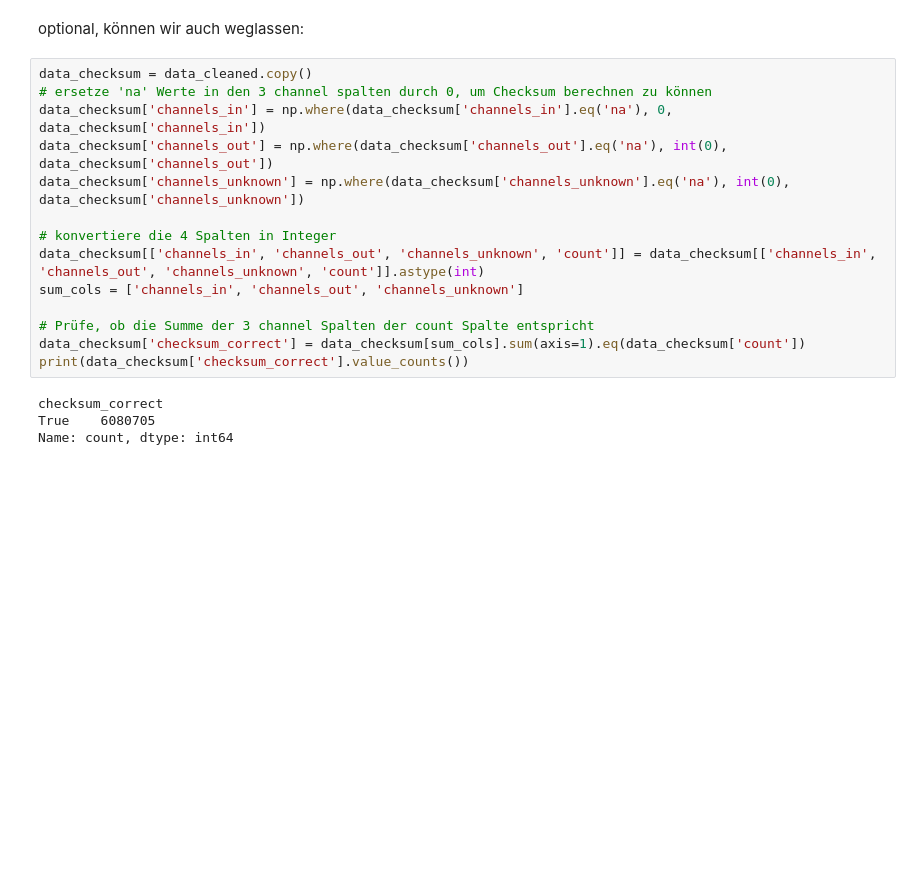
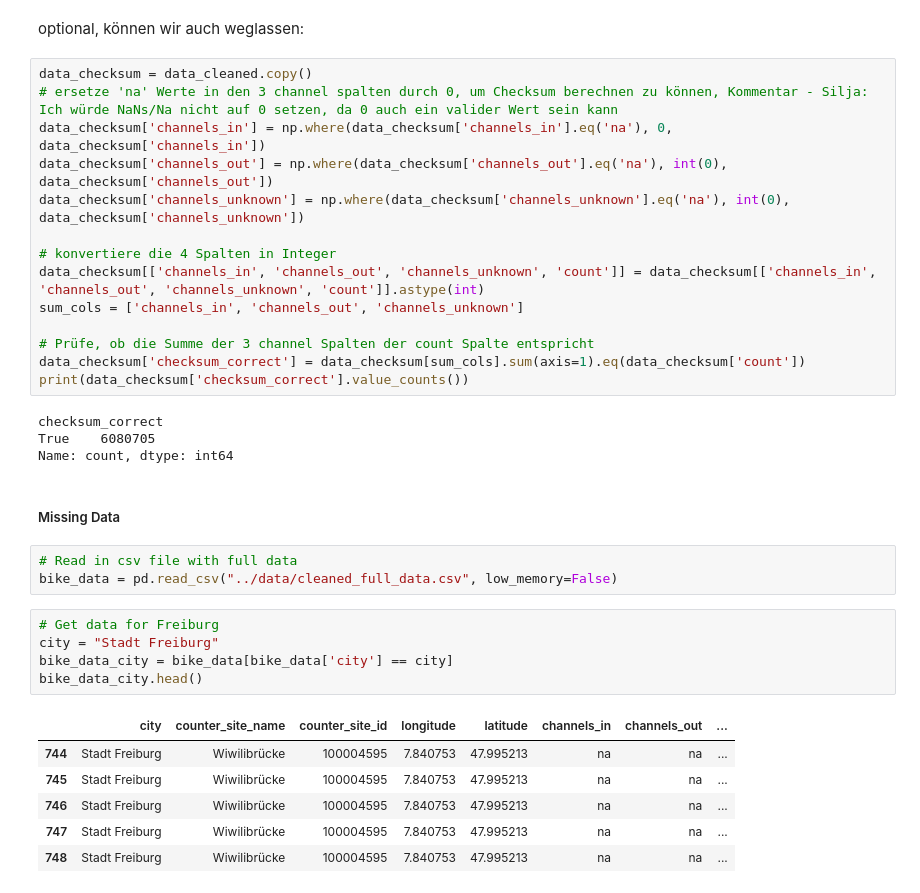
Before and after one commit to skessler01/data_literacy, a Jupyter notebook: notebooks/pipeline.ipynb, the cells around one changed output. Cells and saved outputs as stored; diff of their text form; blank space fills up the shorter version.

```diff
--- a/notebooks/pipeline.ipynb
+++ b/notebooks/pipeline.ipynb
@@ -168,7 +174,7 @@ memory usage: 603.1+ MB
 optional, können wir auch weglassen:
 # %%
 data_checksum = data_cleaned.copy()
-# ersetze 'na' Werte in den 3 channel spalten durch 0, um Checksum berechnen zu können
+# ersetze 'na' Werte in den 3 channel spalten durch 0, um Checksum berechnen zu können, Kommentar - Silja: Ich würde NaNs/Na nicht auf 0 setzen, da 0 auch ein valider Wert sein kann
 data_checksum['channels_in'] = np.where(data_checksum['channels_in'].eq('na'), 0, data_checksum['channels_in'])
 data_checksum['channels_out'] = np.where(data_checksum['channels_out'].eq('na'), int(0), data_checksum['channels_out'])
 data_checksum['channels_unknown'] = np.where(data_checksum['channels_unknown'].eq('na'), int(0), data_checksum['channels_unknown'])
@@ -184,3 +190,20 @@ print(data_checksum['checksum_correct'].value_counts())
 checksum_correct
 True    6080705
 Name: count, dtype: int64
+# %% [markdown]
+##### Missing Data
+# %%
+# Read in csv file with full data
+bike_data = pd.read_csv("../data/cleaned_full_data.csv", low_memory=False)
+# %%
+# Get data for Freiburg
+city = "Stadt Freiburg"
+bike_data_city = bike_data[bike_data['city'] == city]
+bike_data_city.head()
+# %% [output]
+|  | city | counter_site_name | counter_site_id | longitude | latitude | channels_in | channels_out | ... |
+| 744 | Stadt Freiburg | Wiwilibrücke | 100004595 | 7.840753 | 47.995213 | na | na | ... |
+| 745 | Stadt Freiburg | Wiwilibrücke | 100004595 | 7.840753 | 47.995213 | na | na | ... |
+| 746 | Stadt Freiburg | Wiwilibrücke | 100004595 | 7.840753 | 47.995213 | na | na | ... |
+| 747 | Stadt Freiburg | Wiwilibrücke | 100004595 | 7.840753 | 47.995213 | na | na | ... |
+| 748 | Stadt Freiburg | Wiwilibrücke | 100004595 | 7.840753 | 47.995213 | na | na | ... |
```
Also changed, not shown: parts of 19 cells of this notebook, 1 other file.
